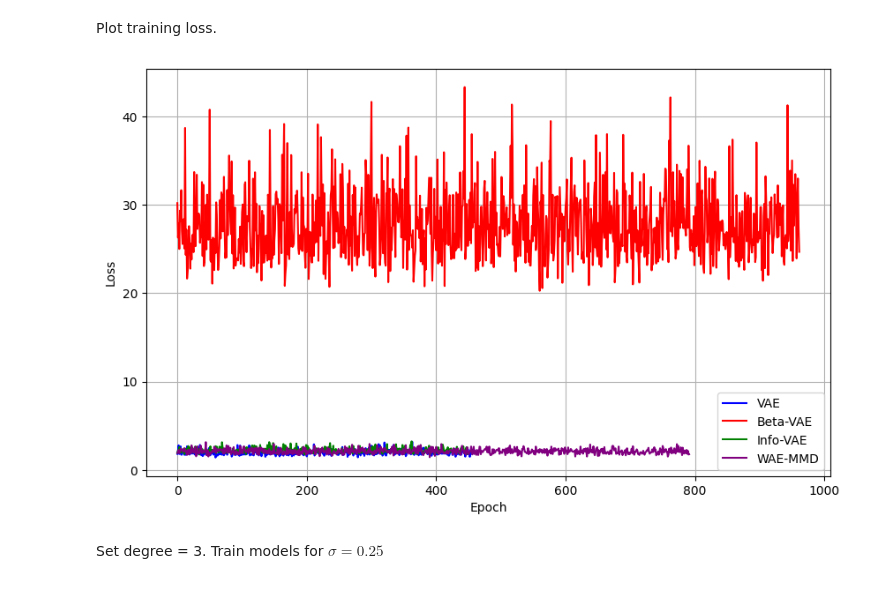
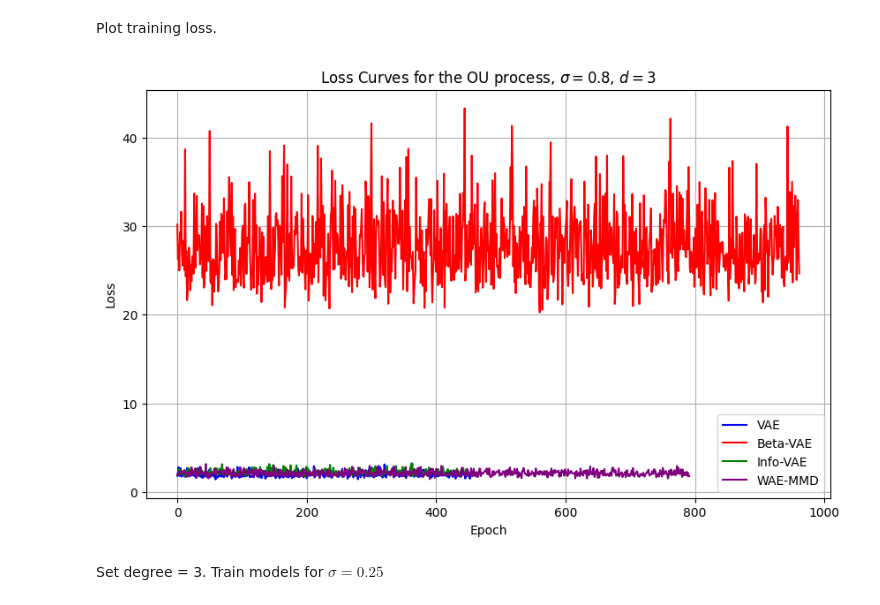
Before and after one commit to levi0206/VAE, a Jupyter notebook: OU_implementation_d3.ipynb, the cells around one changed output. Cells and saved outputs as stored; diff of their text form; code cells hidden in the pictures.

Commit message:
update loss figures

```diff
--- a/OU_implementation_d3.ipynb
+++ b/OU_implementation_d3.ipynb
@@ -240,27 +240,27 @@ Plot training loss.
 # %%
 import matplotlib.pyplot as plt
 
 # Create a figure
 plt.figure(figsize=(10, 6))
 
 # Plot each model's loss with a different label and color
 plt.plot(range(len(model_vae.loss_record)), model_vae.loss_record, label='VAE', color='blue')
 plt.plot(range(len(model_betavae.loss_record)), model_betavae.loss_record, label='Beta-VAE', color='red')
 plt.plot(range(len(model_infovae.loss_record)), model_infovae.loss_record, label='Info-VAE', color='green')
 plt.plot(range(len(model_waemmd.loss_record)), model_waemmd.loss_record, label='WAE-MMD', color='purple')
 
 # Add labels and title
 plt.xlabel('Epoch')
 plt.ylabel('Loss')
-# plt.title('Loss Curves for the stock dataset, $d=3$')
+plt.title('Loss Curves for the OU process, $\sigma=0.8$, $d=3$')
 plt.legend()  # Add a legend to distinguish the models
 plt.grid(True)  # Optional: adds a grid for better readability
 plt.savefig('assets/loss/loss_ou0.8_d3.png', dpi=300, bbox_inches='tight')
 
 # Show the plot
 plt.show()
 # %% [output]
-[figure, old version]
+[figure, new version]
 # %% [markdown]
 Set degree = 3. Train models for $\sigma=0.25$
 # %%
```
Also changed, not shown: parts of 1 cell of this notebook, 8 other files.
